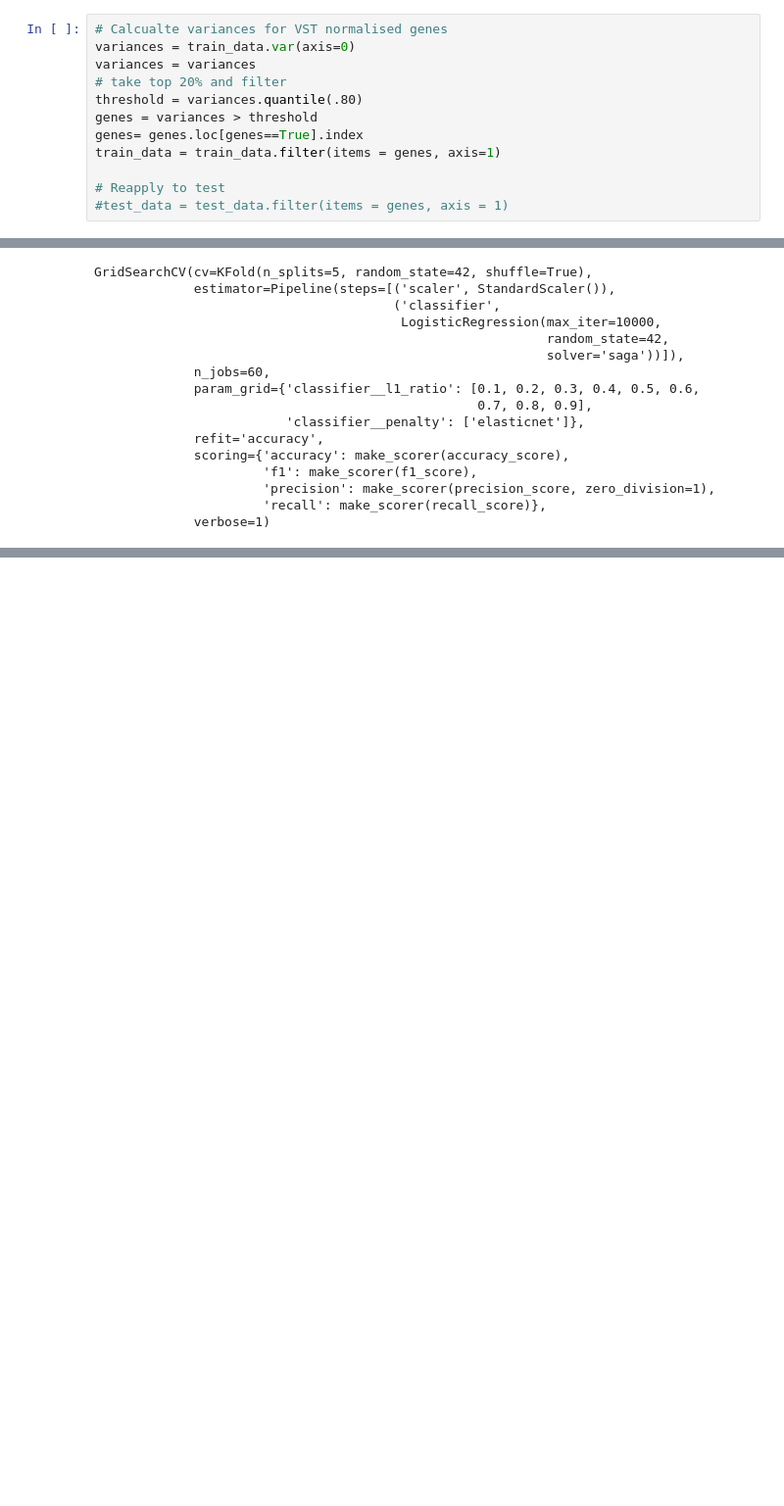
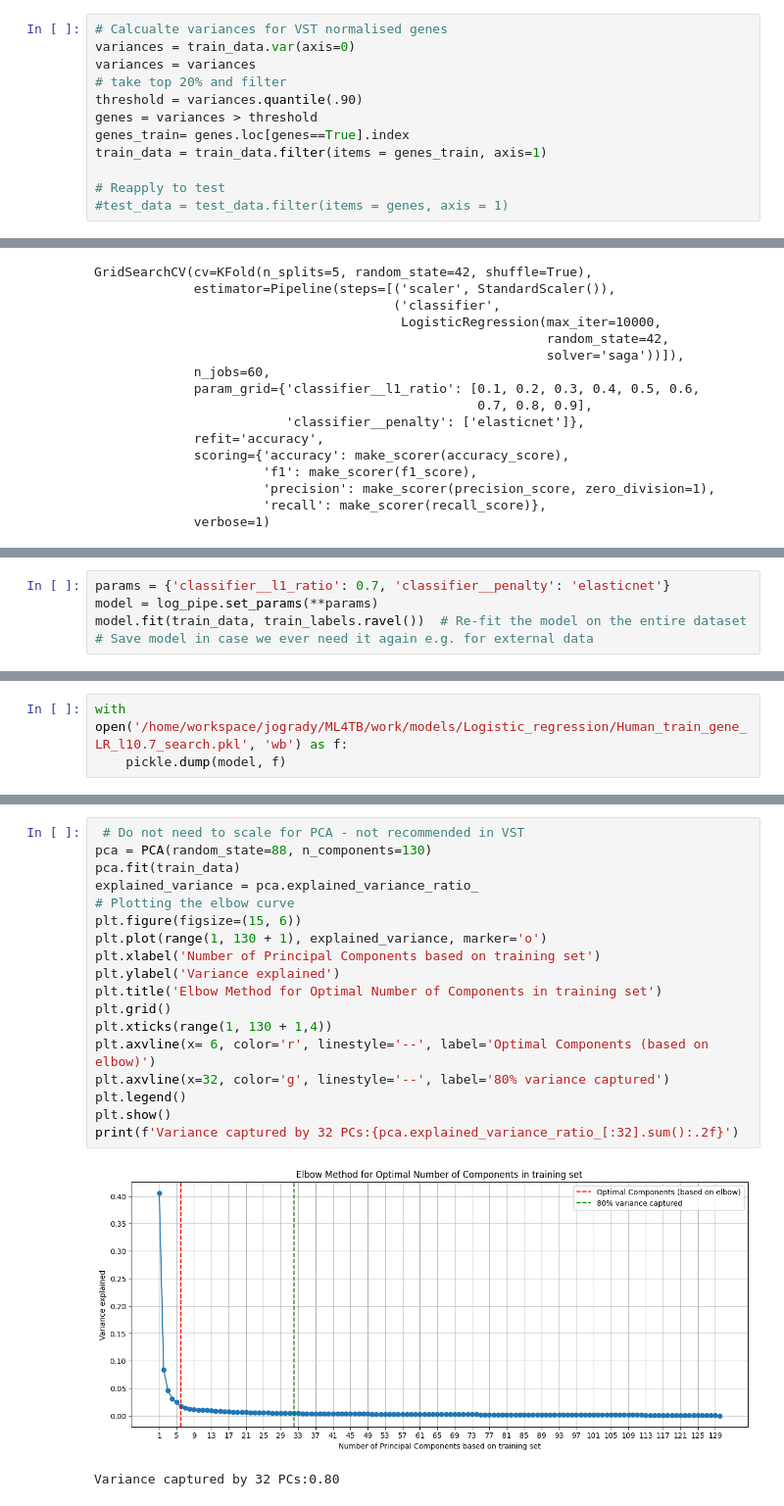
Before and after one commit to jfogrady1/ML4Tb, a Jupyter notebook: bin/Human_Cheng/Human_logistic_regression.ipynb, the cells around one changed output, grey strips where cells are left out. Shown at 98% size. Drawn from its saved outputs; the diff is of its cells as text; blank space fills up the shorter version.

Commit message:
Completed logistic regression analysis on human data

```diff
--- a/bin/Human_Cheng/Human_logistic_regression.ipynb
+++ b/bin/Human_Cheng/Human_logistic_regression.ipynb
@@ -62,10 +62,10 @@ train_labels = train_labels.astype(int)
 variances = train_data.var(axis=0)
 variances = variances
 # take top 20% and filter
-threshold = variances.quantile(.80)
+threshold = variances.quantile(.90)
 genes = variances > threshold
-genes= genes.loc[genes==True].index
-train_data = train_data.filter(items = genes, axis=1)
+genes_train= genes.loc[genes==True].index
+train_data = train_data.filter(items = genes_train, axis=1)
 
 # Reapply to test
 #test_data = test_data.filter(items = genes, axis = 1)
@@ -138,0 +182,5 @@ non_zero_counts_df
+# %%
+params = {'classifier__l1_ratio': 0.7, 'classifier__penalty': 'elasticnet'}
+model = log_pipe.set_params(**params)
+model.fit(train_data, train_labels.ravel())  # Re-fit the model on the entire dataset
+# Save model in case we ever need it again e.g. for external data
@@ -138,0 +193,3 @@ non_zero_counts_df
+# %%
+with open('/home/workspace/jogrady/ML4TB/work/models/Logistic_regression/Human_train_gene_LR_l10.7_search.pkl', 'wb') as f:
+    pickle.dump(model, f)
@@ -138,0 +198,21 @@ non_zero_counts_df
+# %%
+ # Do not need to scale for PCA - not recommended in VST
+pca = PCA(random_state=88, n_components=130)
+pca.fit(train_data)
+explained_variance = pca.explained_variance_ratio_
+# Plotting the elbow curve
+plt.figure(figsize=(15, 6))
+plt.plot(range(1, 130 + 1), explained_variance, marker='o')
+plt.xlabel('Number of Principal Components based on training set')
+plt.ylabel('Variance explained')
+plt.title('Elbow Method for Optimal Number of Components in training set')
+plt.grid()
+plt.xticks(range(1, 130 + 1,4))
+plt.axvline(x= 6, color='r', linestyle='--', label='Optimal Components (based on elbow)')
+plt.axvline(x=32, color='g', linestyle='--', label='80% variance captured')
+plt.legend()
+plt.show()
+print(f'Variance captured by 32 PCs:{pca.explained_variance_ratio_[:32].sum():.2f}')
+# %% [output]
+[figure, added]
+Variance captured by 32 PCs:0.80
```
Also changed, not shown: parts of 72 cells of this notebook, 5 other files.
